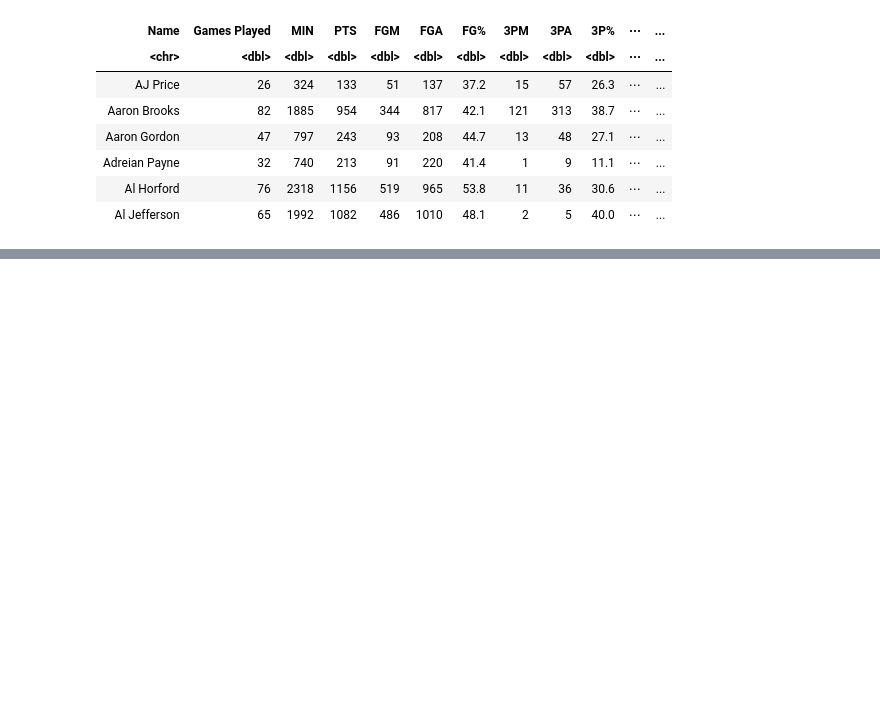
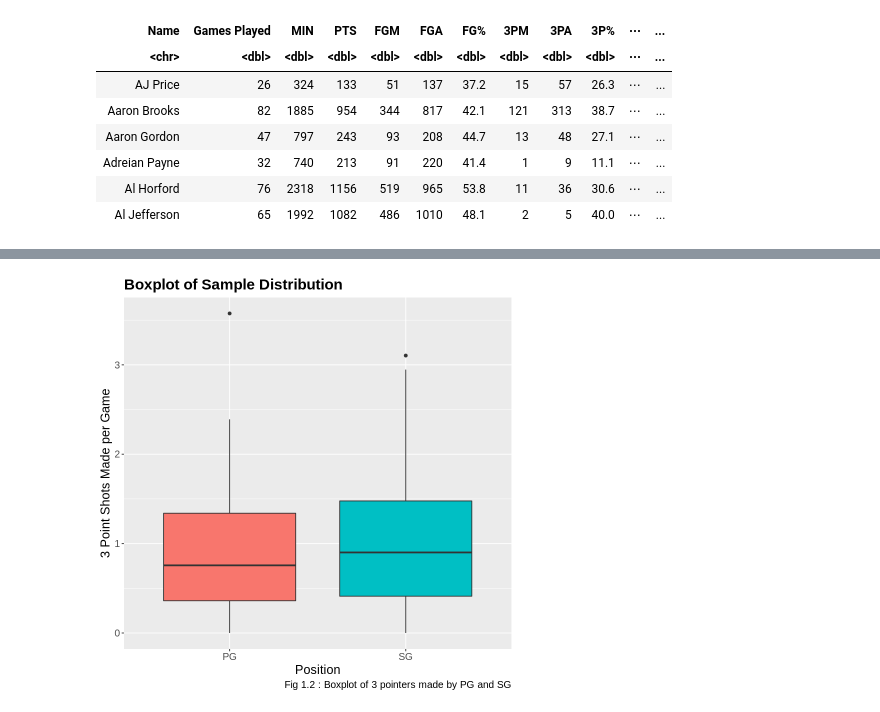
Before and after one commit to Ne1sonLi/NBA-Player-Stats-Statisitcal-Inference, a Jupyter notebook: Stat201_G35_Project.ipynb, the cells around one changed output, grey strips where cells are left out. Cells and saved outputs as stored; diff of their text form; code cells hidden in the pictures; blank space fills up the shorter version.

```diff
--- a/Stat201_G35_Project.ipynb
+++ b/Stat201_G35_Project.ipynb
@@ -94,0 +125,18 @@ three_point_dist
+# %%
+# Plotting the sample distribution using a histogram
+options(repr.plot.width = 7, repr.plot.height = 7)
+
+three_point_boxplot <- tidy_nba |>
+    ggplot(aes(x = pos, y = three_pts_standardized, fill = pos)) +
+    geom_boxplot() +
+    ggtitle("Boxplot of Sample Distribution") +
+    xlab("Position") +
+    ylab("3 Point Shots Made per Game") +
+    labs(caption = "Fig 1.2 : Boxplot of 3 pointers made by PG and SG") +
+    guides(fill = "none") +
+    theme(text = element_text(size = 15),
+          plot.title = element_text(face = "bold"))
+
+three_point_boxplot
+# %% [output]
+[figure, added]
```
Also changed, not shown: parts of 9 cells of this notebook.
